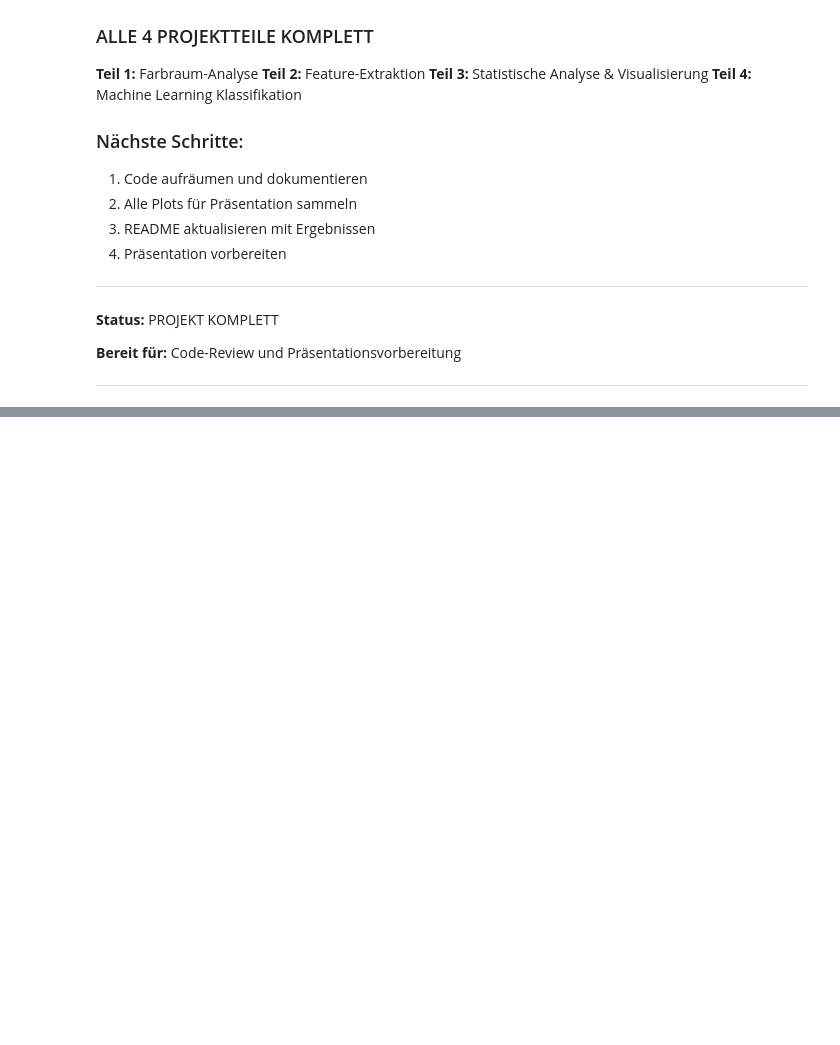
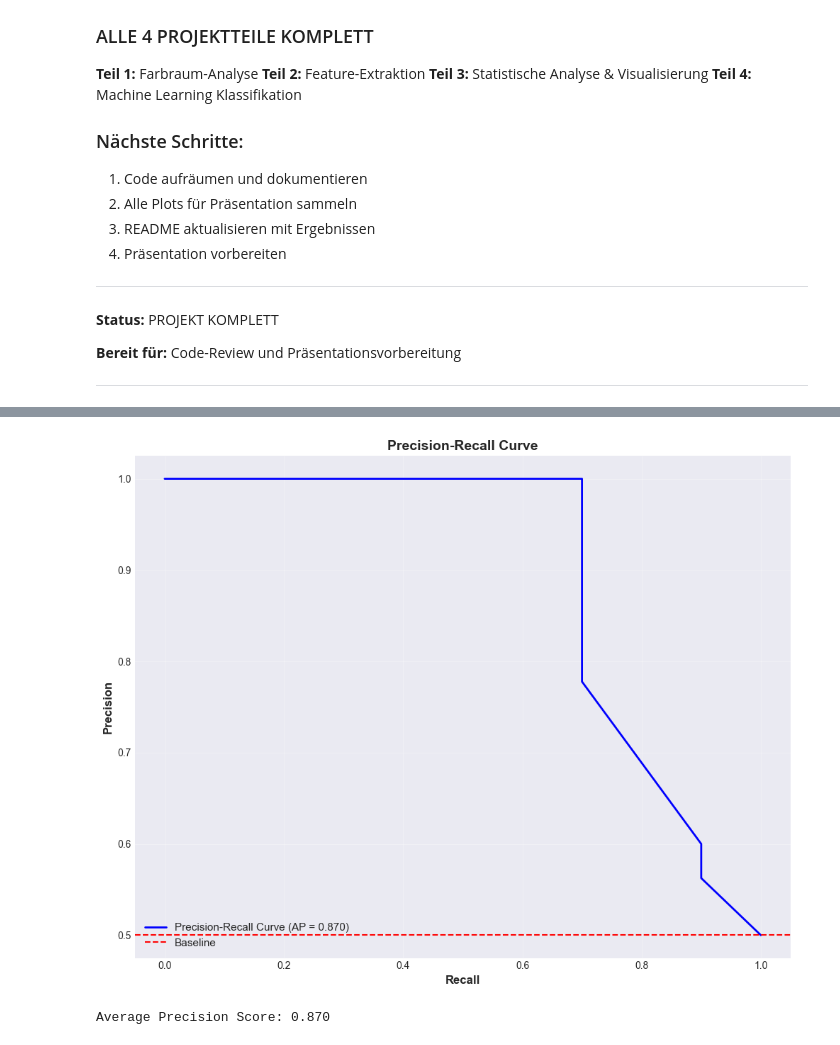
Before and after one commit to itsvocs/python-ml-histotexture, a Jupyter notebook: notebooks/04_ml_classification.ipynb, the cells around one changed output, grey strips where cells are left out. Drawn from its saved outputs; the diff is of its cells as text; code cells hidden in the pictures; blank space fills up the shorter version.

```diff
--- a/notebooks/04_ml_classification.ipynb
+++ b/notebooks/04_ml_classification.ipynb
@@ -415,0 +571,27 @@ Das Modell kann später geladen werden mit:
+# %%
+from sklearn.metrics import precision_recall_curve, average_precision_score
+
+# Precision-Recall Curve
+precision, recall, pr_thresholds = precision_recall_curve(y_test, y_proba)
+avg_precision = average_precision_score(y_test, y_proba)
+
+fig, ax = plt.subplots(figsize=(10, 8))
+
+ax.plot(recall, precision, color='blue', lw=2,
+        label=f'Precision-Recall Curve (AP = {avg_precision:.3f})')
+ax.axhline(y=0.5, color='red', linestyle='--', label='Baseline')
+
+ax.set_xlabel('Recall', fontsize=12, fontweight='bold')
+ax.set_ylabel('Precision', fontsize=12, fontweight='bold')
+ax.set_title('Precision-Recall Curve', fontsize=14, fontweight='bold')
+ax.legend(loc="lower left", fontsize=11)
+ax.grid(True, alpha=0.3)
+
+plt.tight_layout()
+plt.savefig(RESULTS_DIR / '18_precision_recall_curve.png', dpi=150, bbox_inches='tight')
+plt.show()
+
+print(f"Average Precision Score: {avg_precision:.3f}")
+# %% [output]
+[figure, added]
+Average Precision Score: 0.870
```
Also changed, not shown: parts of 18 cells of this notebook, 21 other files.
